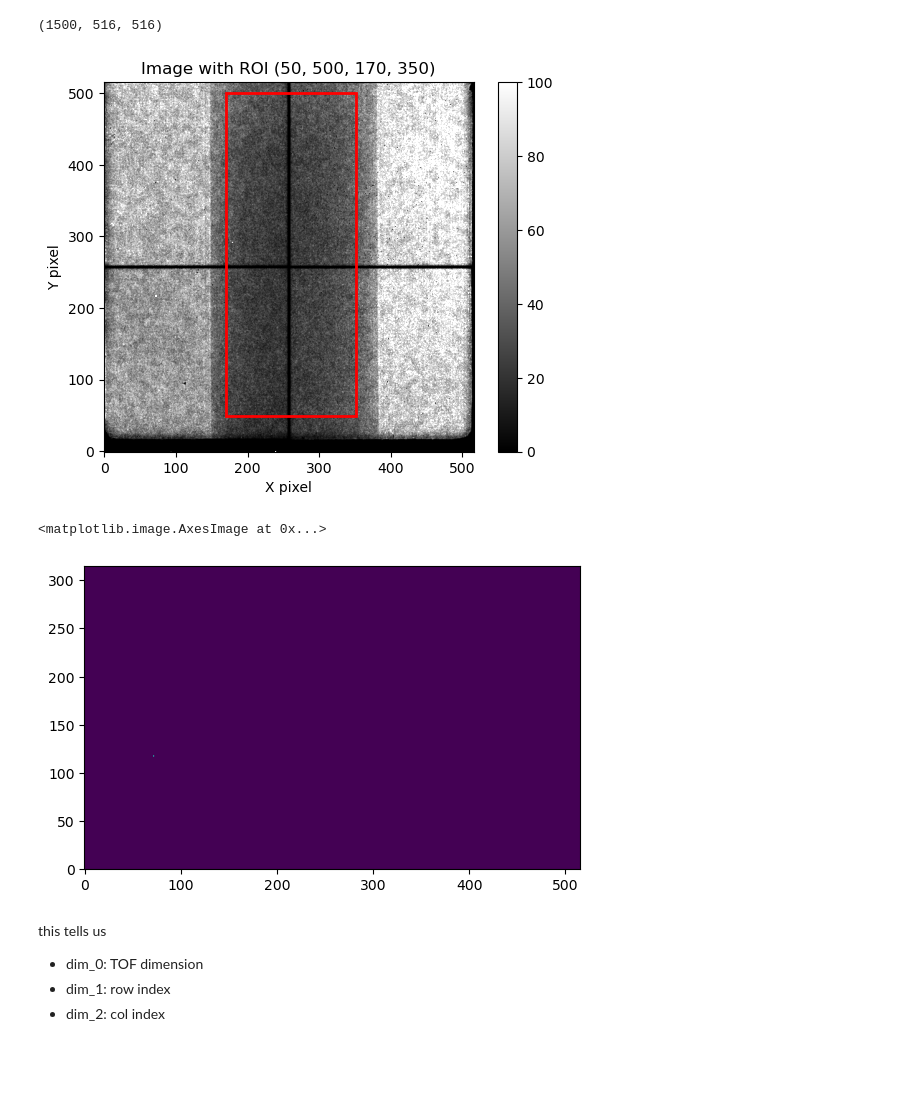
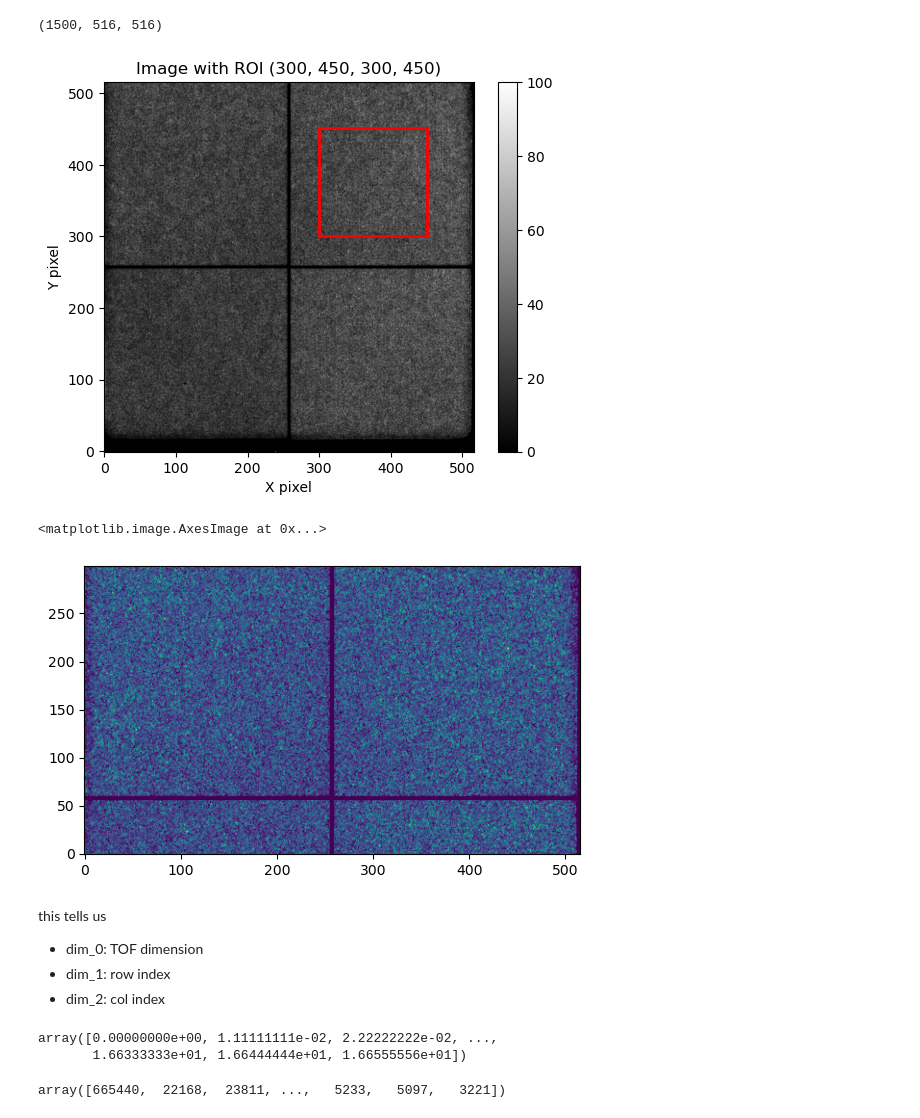
Before and after one commit to whome23/VENUS_TOF_ROI, a Jupyter notebook: Investigate_2D_tof_spectrum_w_same_PCharge.ipynb, the cells around one changed output. Drawn from its saved outputs; the diff is of its cells as text; code cells hidden in the pictures; blank space fills up the shorter version.

Commit message:
Removed the first data that is off.

```diff
--- a/Investigate_2D_tof_spectrum_w_same_PCharge.ipynb
+++ b/Investigate_2D_tof_spectrum_w_same_PCharge.ipynb
@@ -237,9 +237,9 @@ def process_into_hyperspectra(x, y, tof_ns,
 # Set ROI
 roi = 300, 450,300, 450
 # %%
-# Ni data
-data_root = Path("/SNSlocal/data/uff/Sophiread_test/Bragg_edge_analysis/Data_analyzed_by_Shimin/Run_8223")
-h5_filename = "Run_8223_April25_2025_Ni_Powder_MCP_TPX3_2_4C_1_9_AngsMin_serval_000000_hits_old_sophiread.h5"
+# Path to the hit.h5
+data_root = Path("/SNSlocal/data/uff/Sophiread_test/Count_instability_issue/0p8C_OB")
+h5_filename = "Run_8201_April25_2025_OB_MCP_TPX3_0_8C_1_9_AngsMin_serval_000000_old_sophiread_hits.h5"
 h5file = data_root / h5_filename
 # %% [markdown]
 Extract all hist from HDF5 archive for processing
@@ -263,12 +263,12 @@ H.shape
 # Check 2D image
 plot_image_with_roi(H[0], roi)
 # %% [output]
-[figure, old version]
+[figure, new version]
 # %%
-plt.imshow(H[0, 100:-100, :], origin="lower")
+plt.imshow(H[100, 200:500, 0:516], origin="lower")
 # %% [output]
 <matplotlib.image.AxesImage at 0x...>
-[figure, old version]
+[figure, new version]
 # %% [markdown]
 this tells us
 
@@ -277,6 +277,16 @@ this tells us
 - dim_2: col index
 # %%
 tof_spectrum_Ni = extract_tof_spectrum_roi(H, roi)
+# %%
+
+tof_edges[:-1]/1e6
+# %% [output]
+array([0.00000000e+00, 1.11111111e-02, 2.22222222e-02, ...,
+       1.66333333e+01, 1.66444444e+01, 1.66555556e+01])
+# %%
+tof_spectrum_Ni
+# %% [output]
+array([665440,  22168,  23811, ...,   5233,   5097,   3221])
 # %%
 plt.plot(tof_edges[:-1]/1e6, tof_spectrum_Ni)  # Anton Tremsin likes to use the beginning of the edge to represent the bin
 plt.xlabel('TOF (ms)')
```
Also changed, not shown: parts of 22 cells of this notebook.
